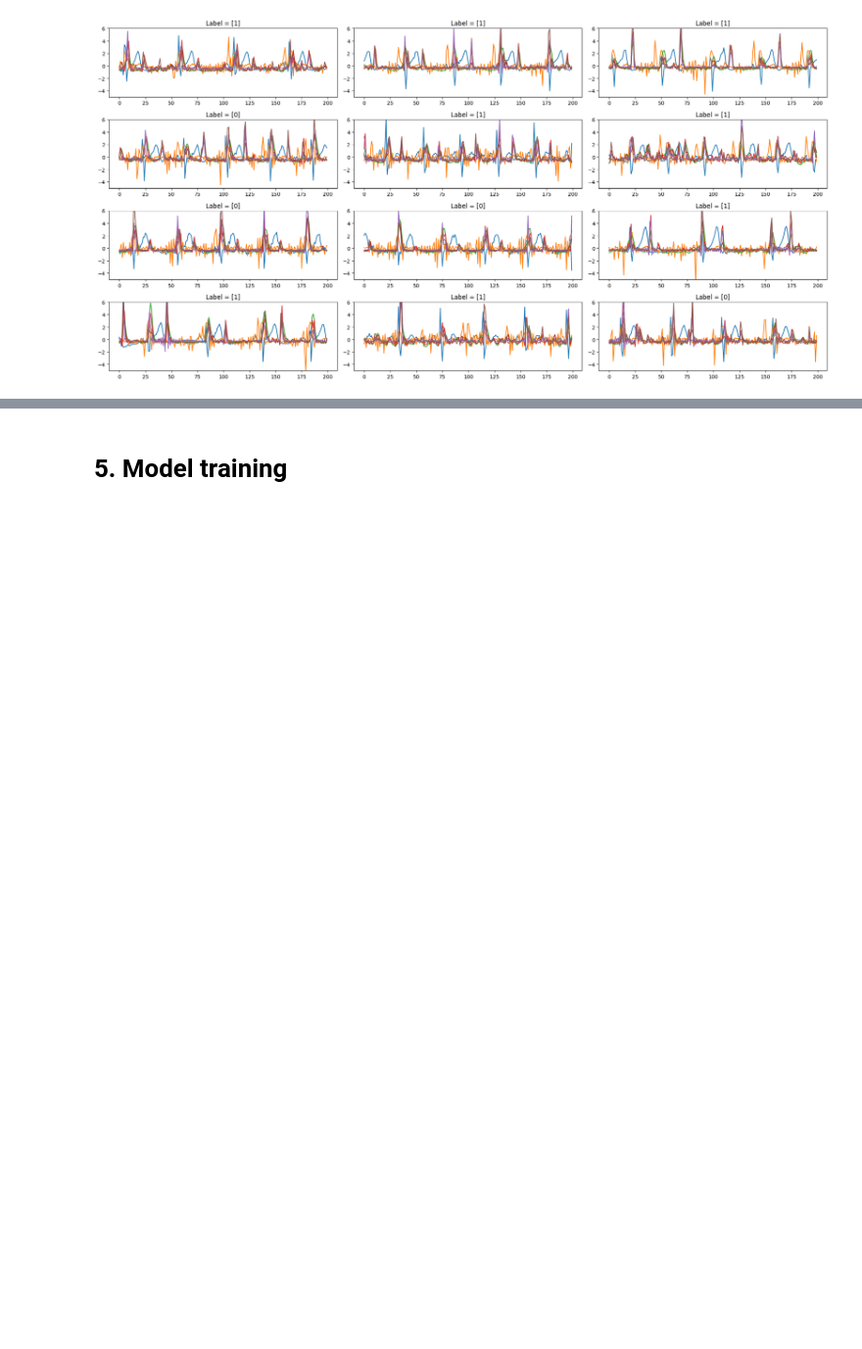
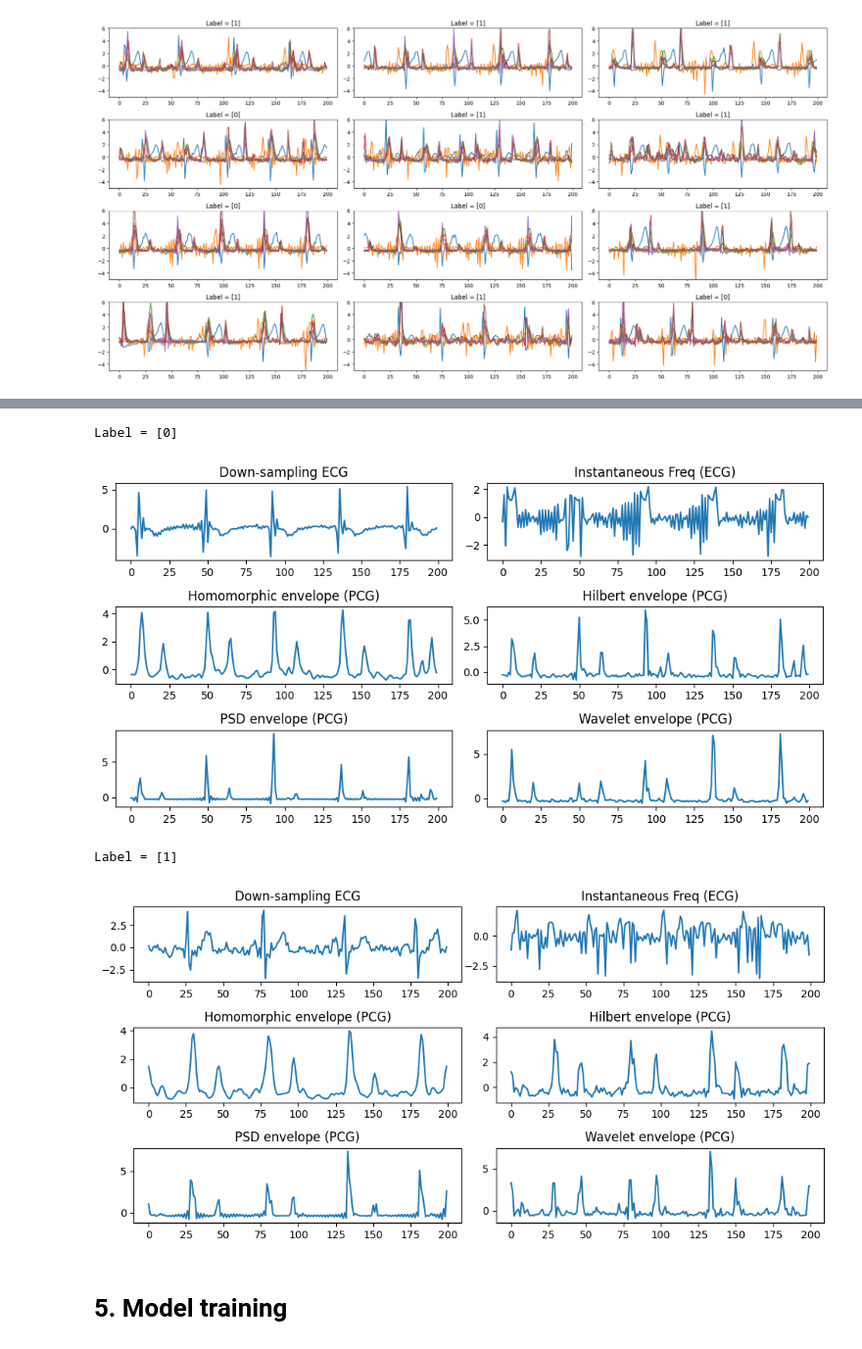
Before and after one commit to PhichamonS/Heart_Abnormality_Classification, a Jupyter notebook: Model_training_LSTM.ipynb, the cells around one changed output, grey strips where cells are left out. Shown at 98% size. Cells and saved outputs as stored; diff of their text form; code cells hidden in the pictures; blank space fills up the shorter version.

```diff
--- a/Model_training_LSTM.ipynb
+++ b/Model_training_LSTM.ipynb
@@ -92,7 +96,3 @@ np.save('/content/drive/MyDrive/Project/processed_data/label_all.npy', label_all
 # %% [markdown]
 # 3. Data processing
-# %%
-ecg_all = np.load('/content/drive/MyDrive/Project/processed_data/ecg_all.npy', allow_pickle=True)
-pcg_all = np.load('/content/drive/MyDrive/Project/processed_data/pcg_all.npy', allow_pickle=True)
-label_all =  np.load('/content/drive/MyDrive/Project/processed_data/label_all.npy', allow_pickle=True)
 # %%
@@ -340,6 +323,4 @@ X_pcg.shape
 # %%
-import matplotlib.pyplot as plt
-
 # Create a 2x3 grid of subplots (adjust according to the number of plots needed)
 fig, axs = plt.subplots(4, 3, figsize=(20, 10))
 
@@ -349,9 +330,9 @@ axs = axs.flatten()
 # Plot in each subplot
 for idx, i in enumerate(range(0,12)):
 
-    ecg_temp,fs,params = biosppy.signals.tools.filter_signal(ecg_all[i],'butter','bandpass',2,np.array([0.5, 100]), 2000)
+    ecg_temp,fs,params = bp.signals.tools.filter_signal(ecg_all[i],'butter','bandpass',2,np.array([0.5, 100]), 2000)
     ecg_temp = downsample_signal(ecg_temp, 2000, 50)
-    ecg_temp, = biosppy.signals.tools.normalize(ecg_temp)
+    ecg_temp, = bp.signals.tools.normalize(ecg_temp)
     axs[idx].plot(ecg_temp)
     axs[idx].set_title('Label = ' + str(label_all[i]))  # Set the title
 
@@ -361,8 +342,6 @@ plt.show()
 # %% [output]
 [figure]
 # %%
-import matplotlib.pyplot as plt
-
 # Create a 2x3 grid of subplots (adjust according to the number of plots needed)
 fig, axs = plt.subplots(4, 3, figsize=(20, 10))
 
@@ -372,7 +351,7 @@ y_limit = (-5,6)
 
 # Plot in each subplot
 for idx, i in enumerate(range(0,12)):
-    ecg_temp,fs,params = biosppy.signals.tools.filter_signal(ecg_all[i],'butter','bandpass',2,np.array([0.5, 100]), 2000)
+    ecg_temp,fs,params = bp.signals.tools.filter_signal(ecg_all[i],'butter','bandpass',2,np.array([0.5, 100]), 2000)
     ecg_temp = downsample_signal(ecg_temp,2000,50)
     analytic_signal = hilbert(ecg_temp)
     instantaneous_phase = np.unwrap(np.angle(analytic_signal))
@@ -380,7 +359,7 @@ for idx, i in enumerate(range(0,12)):
                               (2.0*np.pi) * 50),0,0)
 
 
-    instantaneous_frequency, = biosppy.signals.tools.normalize(instantaneous_frequency)
+    instantaneous_frequency, = bp.signals.tools.normalize(instantaneous_frequency)
 
     axs[idx].plot(instantaneous_frequency)
     axs[idx].set_title('Label = ' + str(label_all[i]))  # Set the title
@@ -401,7 +375,3 @@ np.save('/content/drive/MyDrive/Project/processed_data/pcg_processed_2.npy', X_p
-# %%
-X_ecg = np.load('/content/drive/MyDrive/Project/processed_data/ecg_processed_2.npy', allow_pickle=True)
-X_pcg = np.load('/content/drive/MyDrive/Project/processed_data/pcg_processed_2.npy', allow_pickle=True)
-y = np.load('/content/drive/MyDrive/Project/processed_data/label_all.npy', allow_pickle=True)
 # %% [markdown]
 ### 4.1 Train-Test split
 # %%
@@ -604,2 +517,42 @@ label = [1]
+# %%
+feat_name = [
+    "Down-sampling ECG",
+    "Instantaneous Freq (ECG)",
+    "Homomorphic envelope (PCG)",
+    "Hilbert envelope (PCG)",
+    "PSD envelope (PCG)",
+    "Wavelet envelope (PCG)"
+]
+
+def plot_signal_features(X, y, idx, feature_names=feat_name):
+
+    n_features = X.shape[-1]
+    n_rows, n_cols = (n_features + 1) // 2, 2
+
+    fig, axs = plt.subplots(n_rows, n_cols, figsize=(10, 5))
+    axs = axs.flatten()
+
+    print(f"Label = {y[idx]}")
+
+    for k in range(n_features):
+        axs[k].plot(X[idx, :, k])
+        axs[k].set_title(feature_names[k])
+
+    # Hide unused subplots (if n_features < n_rows*n_cols)
+    for ax in axs[n_features:]:
+        ax.axis("off")
+
+    plt.tight_layout()
+    plt.show()
+
+
+# --- Plot examples ---
+plot_signal_features(X_train_segmented, y_train_segmented, idx=7)
+plot_signal_features(X_train_segmented, y_train_segmented, idx=2)
+# %% [output]
+Label = [0]
+[figure, added]
+Label = [1]
+[figure, added]
 # %% [markdown]
 # 5. Model training
```
Also changed, not shown: parts of 39 cells of this notebook.
